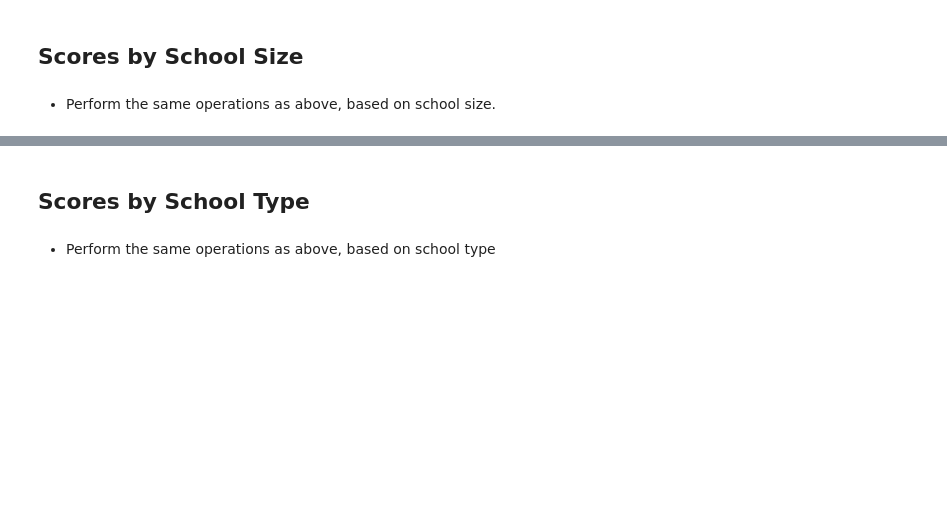
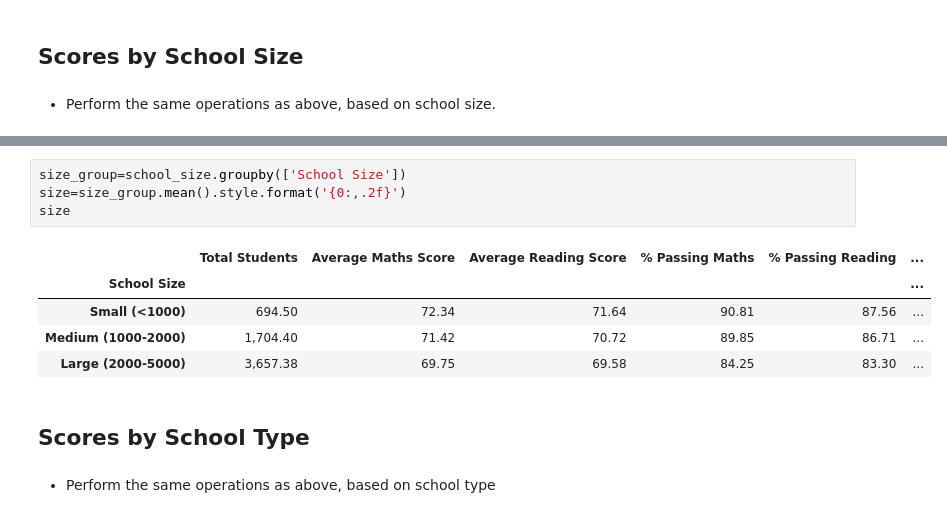
Before and after one commit to Shaunisme/pandas-challenge, a Jupyter notebook: PyCitySchools/PyCitySchools.ipynb, the cells around one changed output, grey strips where cells are left out. Drawn from its saved outputs; the diff is of its cells as text; blank space fills up the shorter version.

Commit message:
Almost finish, but comment and format

```diff
--- a/PyCitySchools/PyCitySchools.ipynb
+++ b/PyCitySchools/PyCitySchools.ipynb
@@ -317,3 +340,13 @@ spending
+# %%
+size_group=school_size.groupby(['School Size'])
+size=size_group.mean().style.format('{0:,.2f}')
+size
+# %% [output]
+|  | Total Students | Average Maths Score | Average Reading Score | % Passing Maths | % Passing Reading | ... |
+| School Size |  |  |  |  |  | ... |
+| Small (<1000) | 694.50 | 72.34 | 71.64 | 90.81 | 87.56 | ... |
+| Medium (1000-2000) | 1,704.40 | 71.42 | 70.72 | 89.85 | 86.71 | ... |
+| Large (2000-5000) | 3,657.38 | 69.75 | 69.58 | 84.25 | 83.30 | ... |
 # %% [markdown]
 ## Scores by School Type
 # %% [markdown]
```
Also changed, not shown: parts of 1 cell of this notebook.
